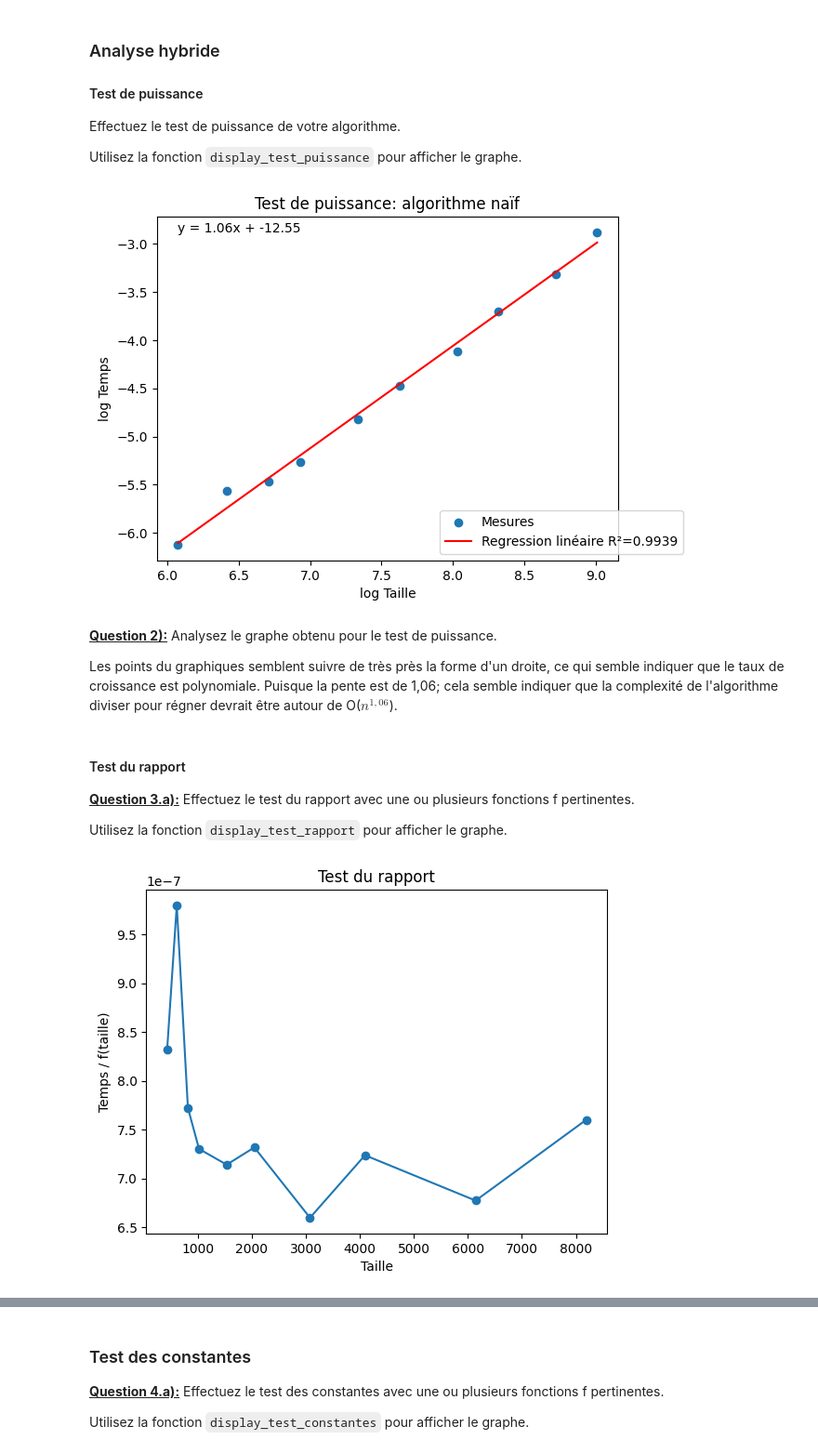
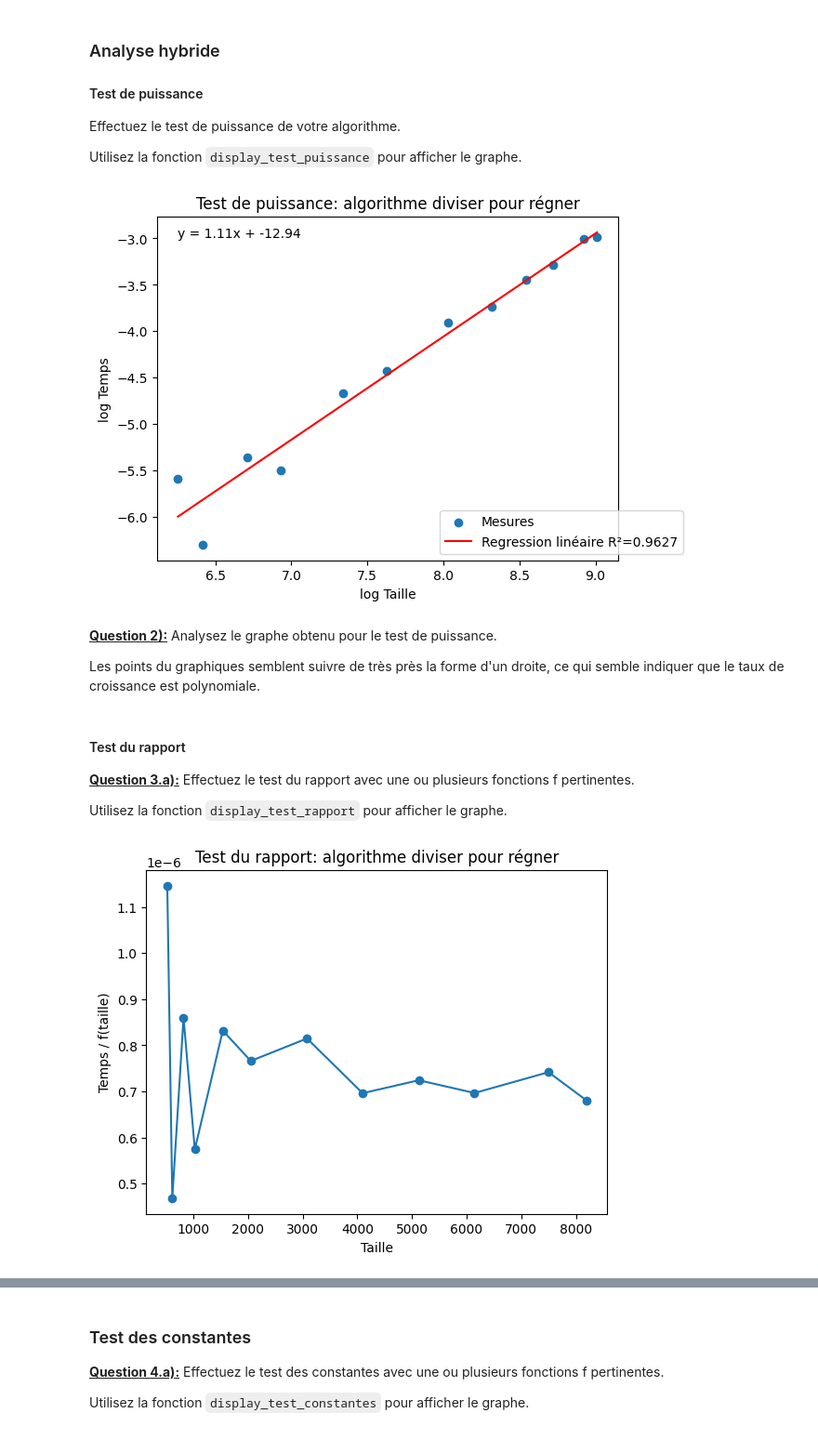
Before and after one commit to UiVieto/INF8775, a Jupyter notebook: TP1-H24.ipynb, the cells around one changed output, grey strips where cells are left out. Shown: that part at 93% size. Saved outputs shown, nothing was run; the diff lists cells and outputs as text; code cells hidden in the pictures.

```diff
--- a/TP1-H24.ipynb
+++ b/TP1-H24.ipynb
@@ -502,7 +502,7 @@ Puisqu'on fait 2 appels récursifs par appel de fonction, qu'on divise par deux
 ### Mesures (seuil 1)
 # %%
 # TODO: Utilisez un de vos matricules comme graine et une liste de tailles judicieusement choisies
-dataset = get_dataset(123456789, [434, 612, 818, 1024, 1536, 2048, 3078, 4096, 6144, 8192])
+dataset = get_dataset(123456789, [520, 612, 818, 1024, 1536, 2048, 3078, 4096, 5124, 6144, 7498, 8192])
 # %%
 measures_divide_naive_threshold = measure_procedure(skyline_divide_and_conquer, dataset)
 # %% [output]
@@ -530,13 +532,13 @@ Effectuez le test de puissance de votre algorithme.
 
 Utilisez la fonction `display_test_puissance` pour afficher le graphe.
 # %%
-display_test_puissance(values_test_puissance(measures_divide_naive_threshold), "Test de puissance: algorithme naïf")
+display_test_puissance(values_test_puissance(measures_divide_naive_threshold), "Test de puissance: algorithme diviser pour régner")
 # %% [output]
-[figure, old version]
+[figure, new version]
 # %% [markdown]
 <u>**Question 2):**</u> Analysez le graphe obtenu pour le test de puissance.
 
-Les points du graphiques semblent suivre de très près la forme d'un droite, ce qui semble indiquer que le taux de croissance est polynomiale. Puisque la pente est de 1,06; cela semble indiquer que la complexité de l'algorithme diviser pour régner devrait être autour de O($n^{1,06}$).
+Les points du graphiques semblent suivre de très près la forme d'un droite, ce qui semble indiquer que le taux de croissance est polynomiale.
 # %% [markdown]
 #### Test du rapport
 
@@ -546,11 +548,11 @@ Utilisez la fonction `display_test_rapport` pour afficher le graphe.
 # %%
 # TODO: définissez f judicieusement
 def f(x):
     return x * math.log(x)
 
-display_test_rapport(values_test_rapport(measures_divide_naive_threshold, f))
+display_test_rapport(values_test_rapport(measures_divide_naive_threshold, f), "Test du rapport: algorithme diviser pour régner")
 # %% [output]
-[figure, old version]
+[figure, new version]
 # %% [markdown]
 <u>**Question 3.b):**</u> Analysez le graphe obtenu pour le test du rapport.
 
```
Also changed, not shown: parts of 29 cells of this notebook.
